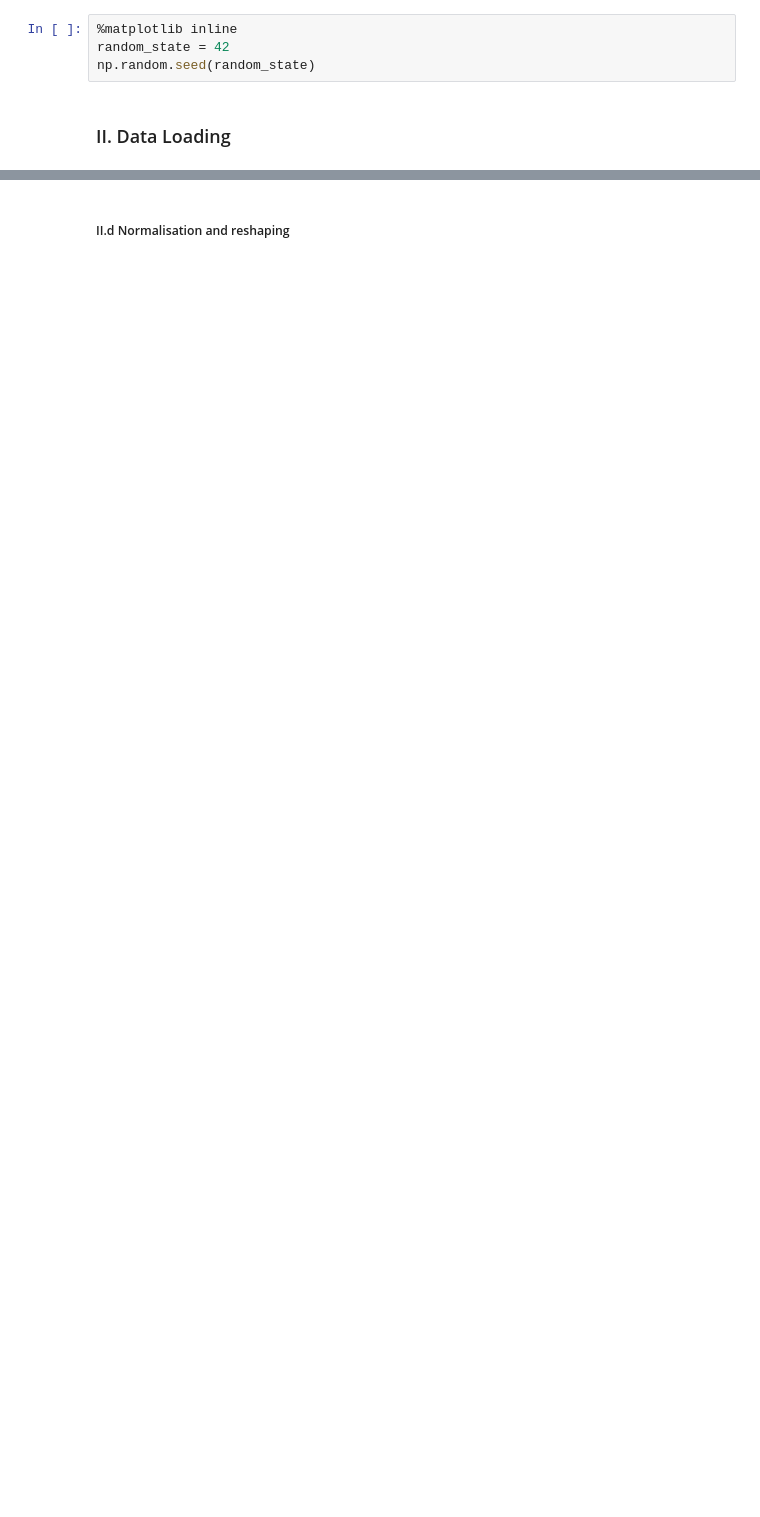
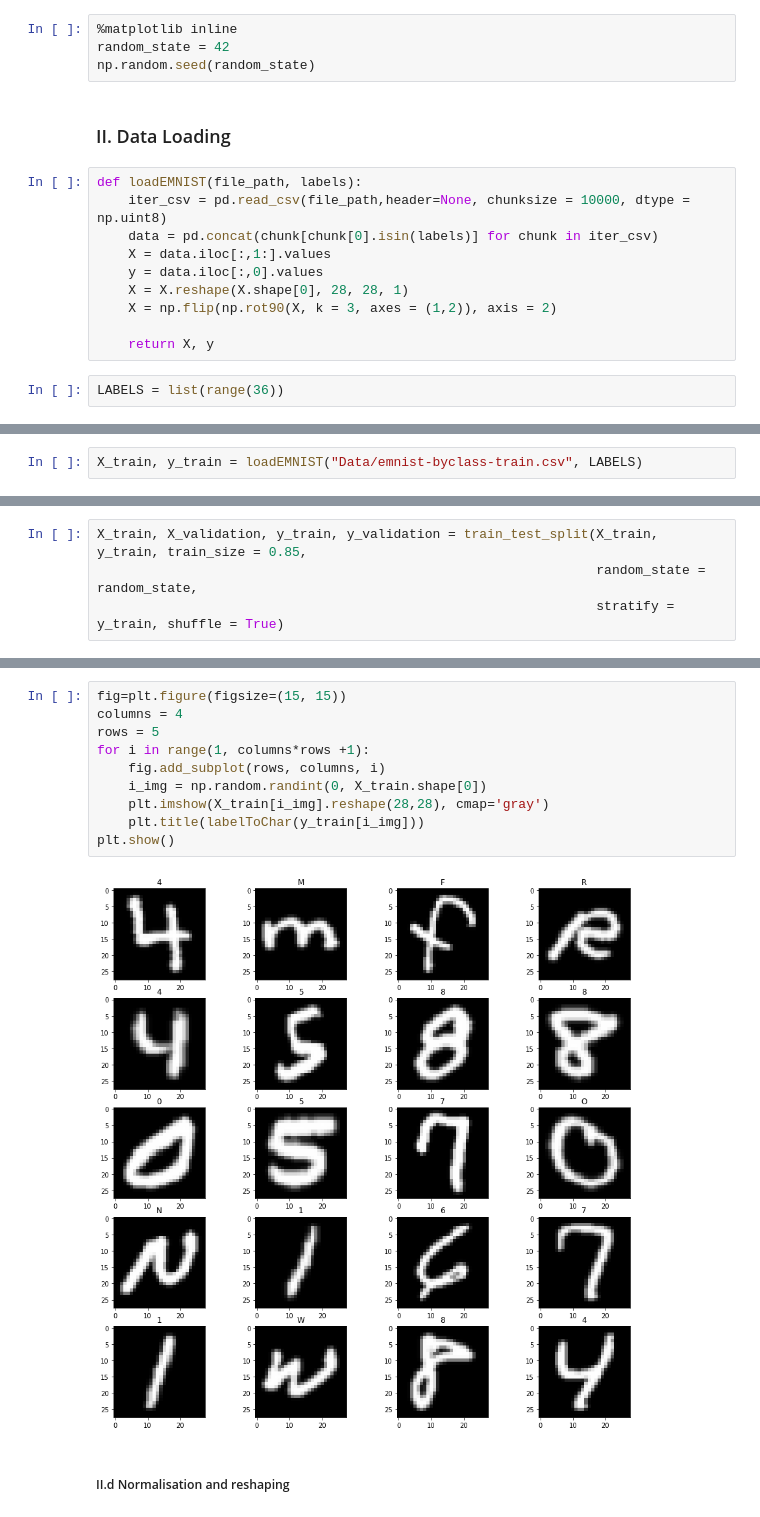
Before and after one commit to EtWnn/PlateRecognition, a Jupyter notebook: Python/CharacterRecognition/Model_training.ipynb, the cells around one changed output, grey strips where cells are left out. Saved outputs shown, nothing was run; the diff lists cells and outputs as text; blank space fills up the shorter version.

```diff
--- a/Python/CharacterRecognition/Model_training.ipynb
+++ b/Python/CharacterRecognition/Model_training.ipynb
@@ -25,4 +28,16 @@ random_state = 42
 np.random.seed(random_state)
 # %% [markdown]
 ### II. Data Loading
+# %%
+def loadEMNIST(file_path, labels):
+    iter_csv = pd.read_csv(file_path,header=None, chunksize = 10000, dtype = np.uint8)
+    data = pd.concat(chunk[chunk[0].isin(labels)] for chunk in iter_csv)
+    X = data.iloc[:,1:].values
+    y = data.iloc[:,0].values
+    X = X.reshape(X.shape[0], 28, 28, 1)
+    X = np.flip(np.rot90(X, k = 3, axes = (1,2)), axis = 2)
+
+    return X, y
+# %%
+LABELS = list(range(36))
 # %% [markdown]
@@ -34 +45,3 @@ digits_y=np.concatenate((y_train,y_test))
+# %%
+X_train, y_train = loadEMNIST("Data/emnist-byclass-train.csv", LABELS)
 # %% [markdown]
@@ -42 +49,5 @@ letters_y=letters_y+10 #digits' labels first
+# %%
+X_train, X_validation, y_train, y_validation = train_test_split(X_train, y_train, train_size = 0.85,
+                                                                random_state = random_state,
+                                                                stratify = y_train, shuffle = True)
 # %% [markdown]
@@ -52,2 +68,14 @@ Y shape: (442451,)
+# %%
+fig=plt.figure(figsize=(15, 15))
+columns = 4
+rows = 5
+for i in range(1, columns*rows +1):
+    fig.add_subplot(rows, columns, i)
+    i_img = np.random.randint(0, X_train.shape[0])
+    plt.imshow(X_train[i_img].reshape(28,28), cmap='gray')
+    plt.title(labelToChar(y_train[i_img]))
+plt.show()
+# %% [output]
+[figure, added]
 # %% [markdown]
 ##### II.d Normalisation and reshaping
```
Also changed, not shown: parts of 27 cells of this notebook, 12 other files.
